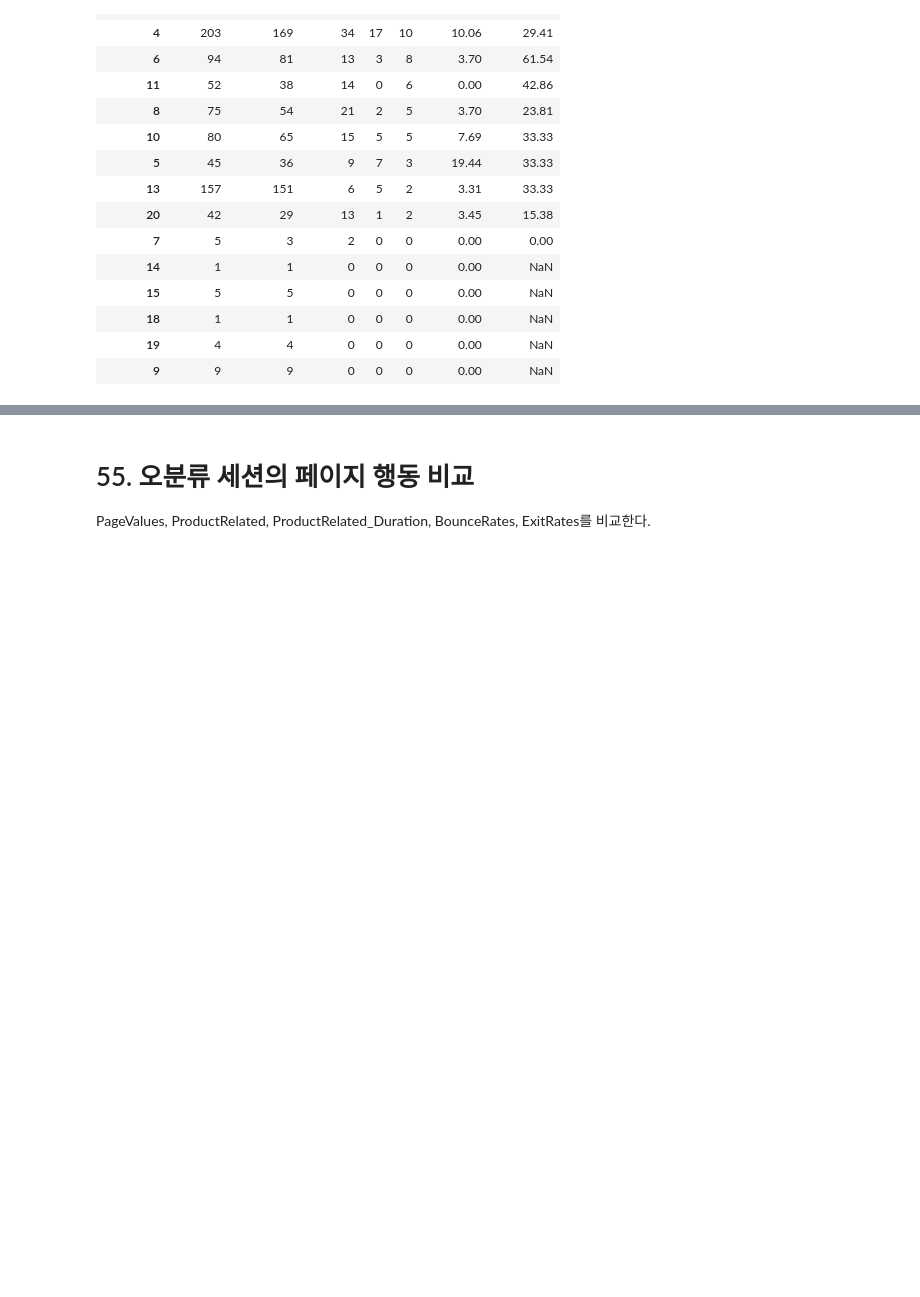
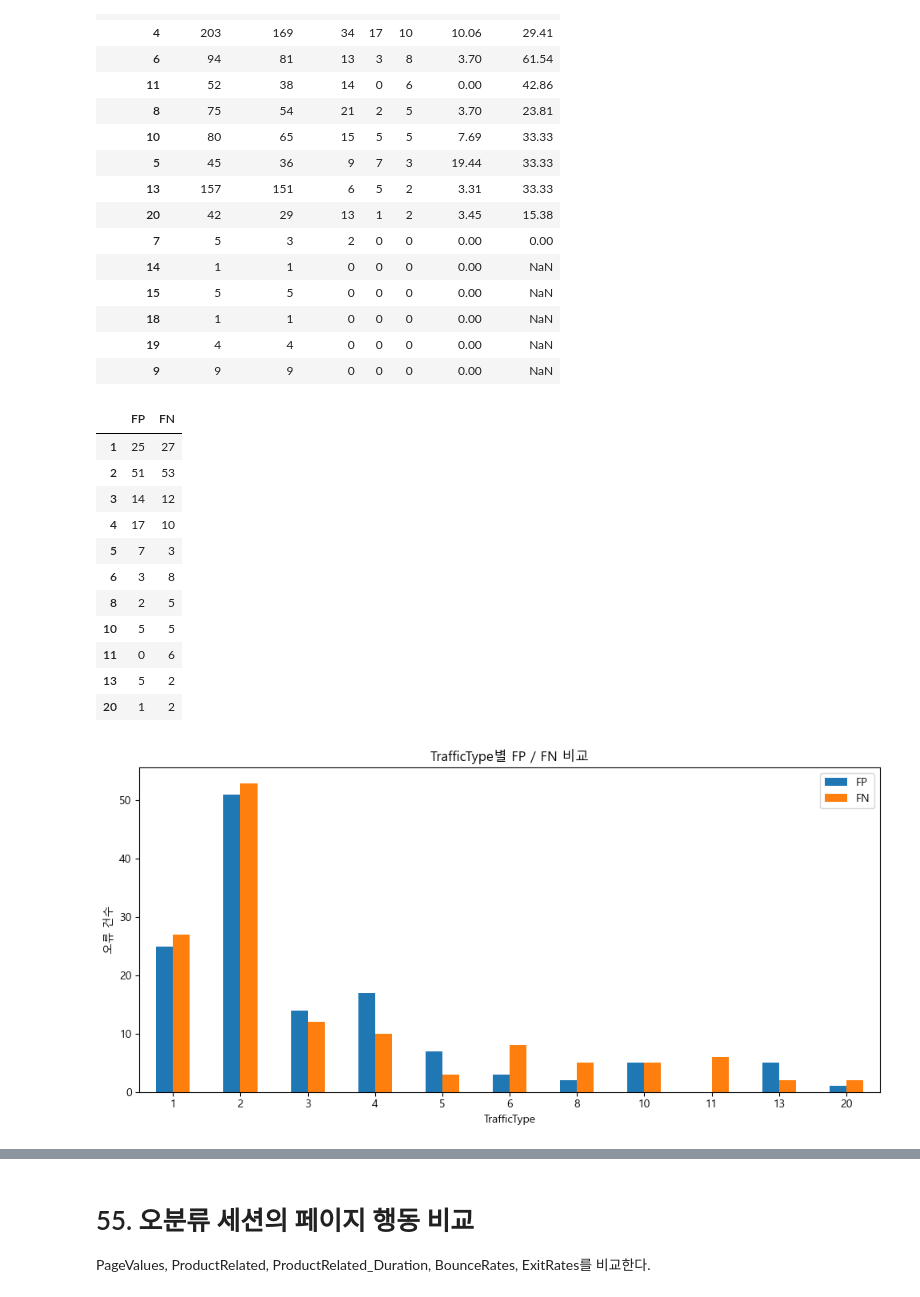
Before and after one commit to Kim-Ki-yeol/AI-Modeling, a Jupyter notebook: 프로젝트/온라인 쇼핑몰 구매 의도 예측 미니 프로젝트.ipynb, the cells around one changed output, grey strips where cells are left out. Cells and saved outputs as stored; diff of their text form; code cells hidden in the pictures; blank space fills up the shorter version.

```diff
--- a/프로젝트/온라인 쇼핑몰 구매 의도 예측 미니 프로젝트.ipynb
+++ b/프로젝트/온라인 쇼핑몰 구매 의도 예측 미니 프로젝트.ipynb
@@ -2518,3 +2518,40 @@ TrafficType 별 오류 분석
 | 18 | 1 | 1 | 0 | 0 | 0 | 0.00 | NaN |
 | 19 | 4 | 4 | 0 | 0 | 0 | 0.00 | NaN |
 | 9 | 9 | 9 | 0 | 0 | 0 | 0.00 | NaN |
+# %%
+# 1. TrafficType별 FP와 FN 개수 계산
+traffic_fp = fp_df['TrafficType'].value_counts()
+traffic_fn = fn_df['TrafficType'].value_counts()
+
+# 2. 그래프용 데이터 만들기
+traffic_result = pd.DataFrame({
+    'FP': traffic_fp,
+    'FN': traffic_fn
+}).fillna(0).astype(int).sort_index()
+
+display(traffic_result)
+
+# 3. 막대그래프
+traffic_result.plot(kind='bar', figsize=(10, 5))
+
+plt.title('TrafficType별 FP / FN 비교')
+plt.xlabel('TrafficType')
+plt.ylabel('오류 건수')
+plt.xticks(rotation=0)
+plt.legend()
+plt.tight_layout()
+plt.show()
+# %% [output]
+|  | FP | FN |
+| 1 | 25 | 27 |
+| 2 | 51 | 53 |
+| 3 | 14 | 12 |
+| 4 | 17 | 10 |
+| 5 | 7 | 3 |
+| 6 | 3 | 8 |
+| 8 | 2 | 5 |
+| 10 | 5 | 5 |
+| 11 | 0 | 6 |
+| 13 | 5 | 2 |
+| 20 | 1 | 2 |
+[figure, added]
```
Also changed, not shown: parts of 1 cell of this notebook.
